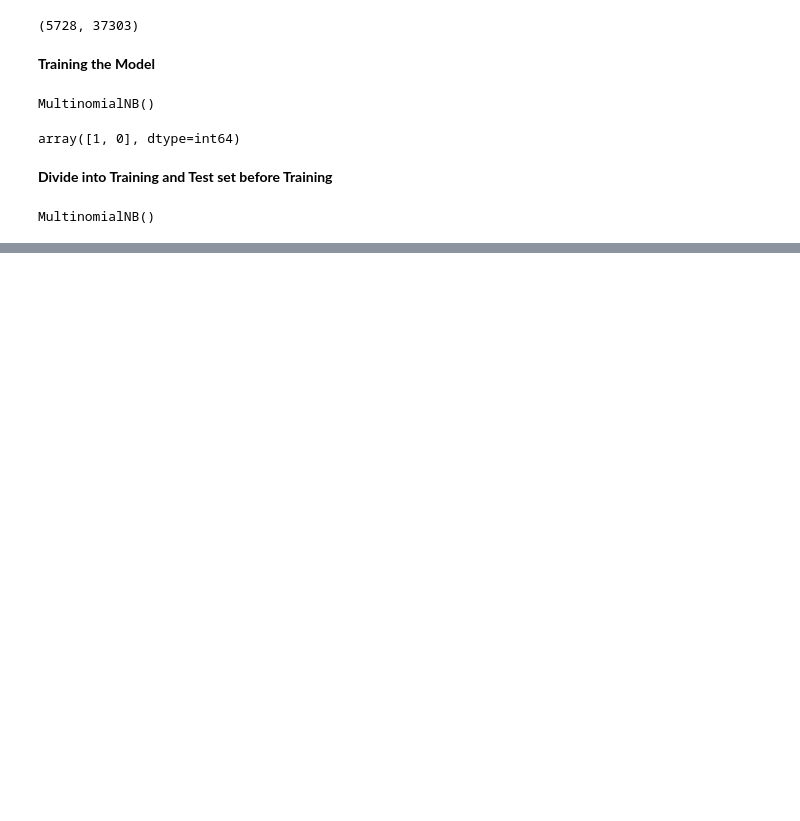
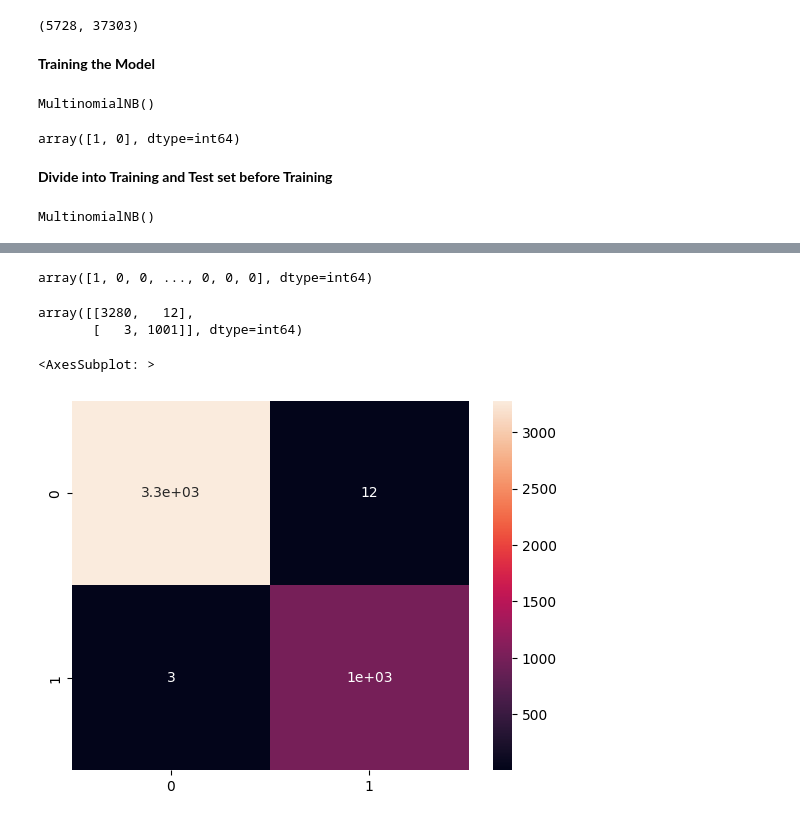
Before and after one commit to Devansh-Gupta-Official/sms-spam-filter, a Jupyter notebook: spam_filter.ipynb, the cells around one changed output, grey strips where cells are left out. Cells and saved outputs as stored; diff of their text form; code cells hidden in the pictures; blank space fills up the shorter version.

```diff
--- a/spam_filter.ipynb
+++ b/spam_filter.ipynb
@@ -205,0 +210,18 @@ MultinomialNB()
+# %%
+y_predict_train = classifier.predict(X_train)
+# %%
+y_predict_train
+# %% [output]
+array([1, 0, 0, ..., 0, 0, 0], dtype=int64)
+# %%
+cm = confusion_matrix(y_train,y_predict_train)
+# %%
+cm
+# %% [output]
+array([[3280,   12],
+       [   3, 1001]], dtype=int64)
+# %%
+sns.heatmap(cm,annot=True)
+# %% [output]
+<AxesSubplot: >
+[figure, added]
```
Also changed, not shown: parts of 4 cells of this notebook.
